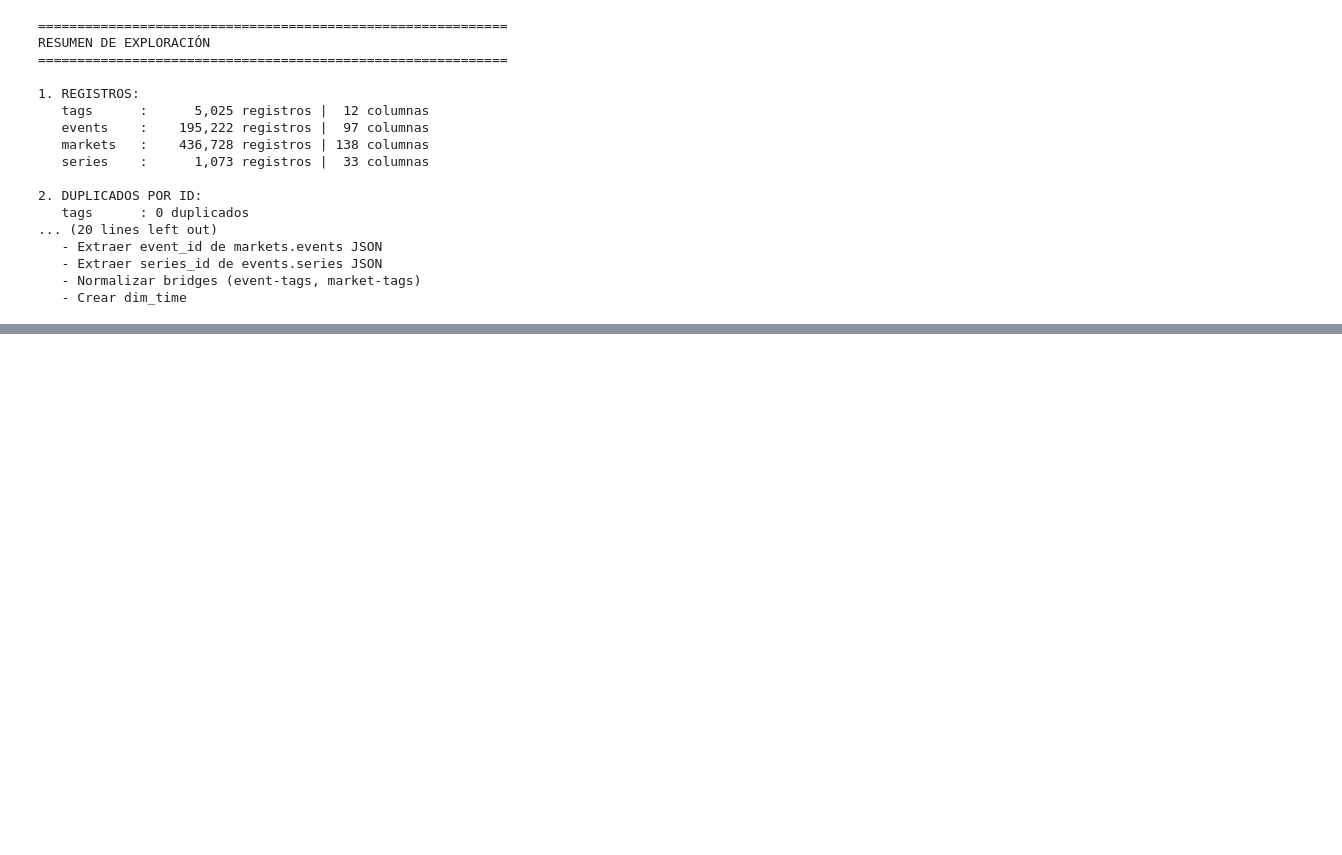
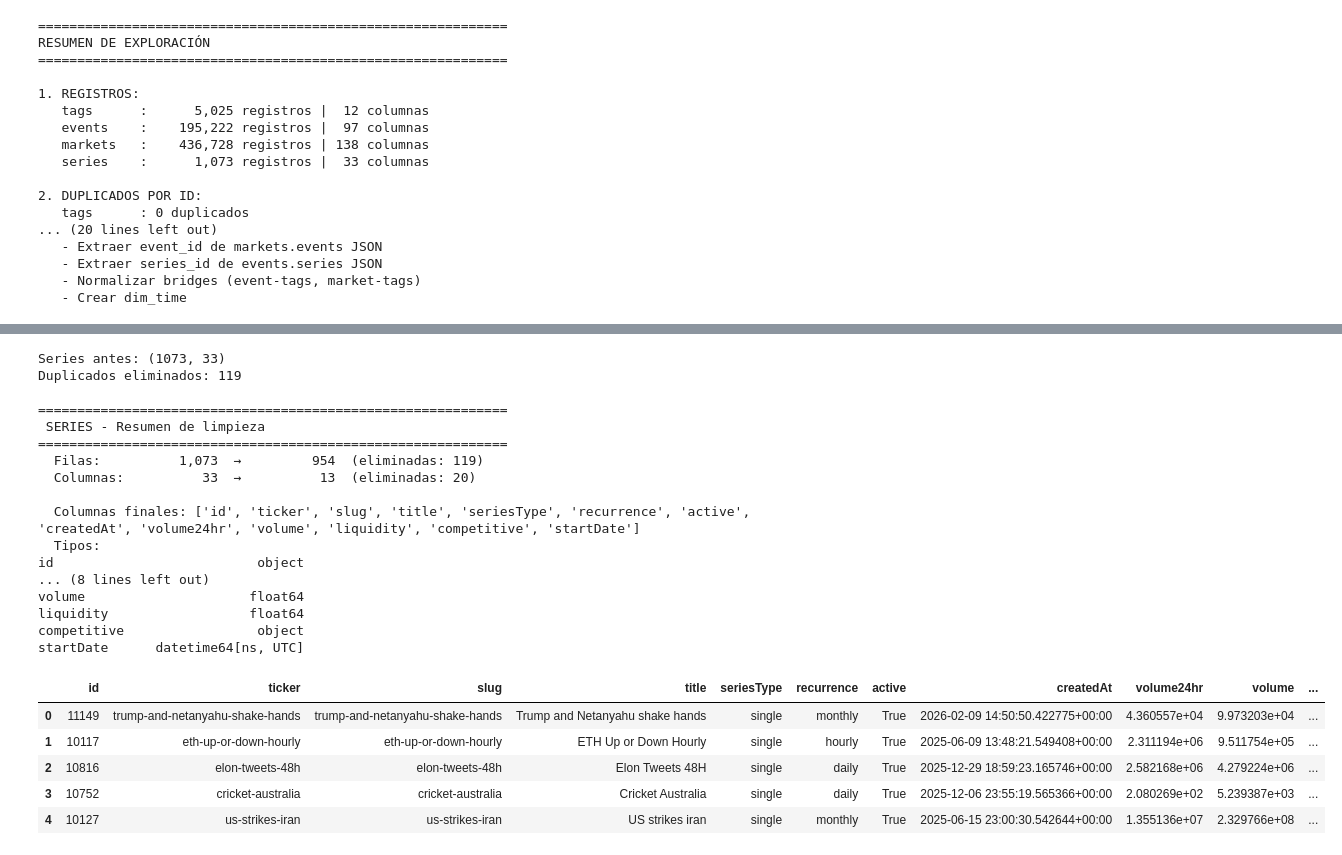
Before and after one commit to PolBallarin/ra2_polballarin, a Jupyter notebook: polymarket_etl.ipynb, the cells around one changed output, grey strips where cells are left out. Drawn from its saved outputs; the diff is of its cells as text; code cells hidden in the pictures; blank space fills up the shorter version.

```diff
--- a/polymarket_etl.ipynb
+++ b/polymarket_etl.ipynb
@@ -1171,0 +1298,59 @@ RESUMEN DE EXPLORACIÓN
+# %%
+series_raw = df_series.copy()
+print(f"Series antes: {series_raw.shape}")
+
+# 1. Normalizar nulos
+series_clean = normalize_nulls(series_raw)
+
+# 2. Eliminar duplicados por id
+series_clean = series_clean.drop_duplicates(subset=['id'])
+series_clean = series_clean.dropna(subset=['id'])
+print(f"Duplicados eliminados: {len(series_raw) - len(series_clean)}")
+
+# 3. Eliminar columnas innecesarias
+series_drop = [
+    'description', 'image', 'icon', 'events', 'requiresTranslation',
+    'updatedBy', 'createdBy', 'updatedAt', 'new', 'subtitle', 'layout',
+    'publishedAt', 'commentsEnabled', 'pythTokenID', 'cgAssetName',
+    'featured', 'restricted', 'commentCount', 'archived', 'closed'
+]
+series_clean = series_clean.drop(columns=[c for c in series_drop if c in series_clean.columns])
+
+# 4. Convertir tipos
+series_clean['active'] = to_bool(series_clean['active'])
+series_clean['competitive'] = to_bool(series_clean['competitive'])
+
+for col in ['volume', 'volume24hr', 'liquidity']:
+    if col in series_clean.columns:
+        series_clean[col] = to_float(series_clean[col])
+
+for col in ['startDate', 'createdAt']:
+    if col in series_clean.columns:
+        series_clean[col] = to_timestamp(series_clean[col])
+
+clean_report("Series", series_raw, series_clean)
+series_clean.head()
+# %% [output]
+Series antes: (1073, 33)
+Duplicados eliminados: 119
+
+============================================================
+ SERIES - Resumen de limpieza
+============================================================
+  Filas:          1,073  →         954  (eliminadas: 119)
+  Columnas:          33  →          13  (eliminadas: 20)
+
+  Columnas finales: ['id', 'ticker', 'slug', 'title', 'seriesType', 'recurrence', 'active', 'createdAt', 'volume24hr', 'volume', 'liquidity', 'competitive', 'startDate']
+  Tipos:
+id                          object
+... (8 lines left out)
+volume                     float64
+liquidity                  float64
+competitive                 object
+startDate      datetime64[ns, UTC]
+|  | id | ticker | slug | title | seriesType | recurrence | active | createdAt | volume24hr | volume | ... |
+| 0 | 11149 | trump-and-netanyahu-shake-hands | trump-and-netanyahu-shake-hands | Trump and Netanyahu shake hands | single | monthly | True | 2026-02-09 14:50:50.422775+00:00 | 4.360557e+04 | 9.973203e+04 | ... |
+| 1 | 10117 | eth-up-or-down-hourly | eth-up-or-down-hourly | ETH Up or Down Hourly | single | hourly | True | 2025-06-09 13:48:21.549408+00:00 | 2.311194e+06 | 9.511754e+05 | ... |
+| 2 | 10816 | elon-tweets-48h | elon-tweets-48h | Elon Tweets 48H | single | daily | True | 2025-12-29 18:59:23.165746+00:00 | 2.582168e+06 | 4.279224e+06 | ... |
+| 3 | 10752 | cricket-australia | cricket-australia | Cricket Australia | single | daily | True | 2025-12-06 23:55:19.565366+00:00 | 2.080269e+02 | 5.239387e+03 | ... |
+| 4 | 10127 | us-strikes-iran | us-strikes-iran | US strikes iran | single | monthly | True | 2025-06-15 23:00:30.542644+00:00 | 1.355136e+07 | 2.329766e+08 | ... |
```
Also changed, not shown: parts of 30 cells of this notebook.
